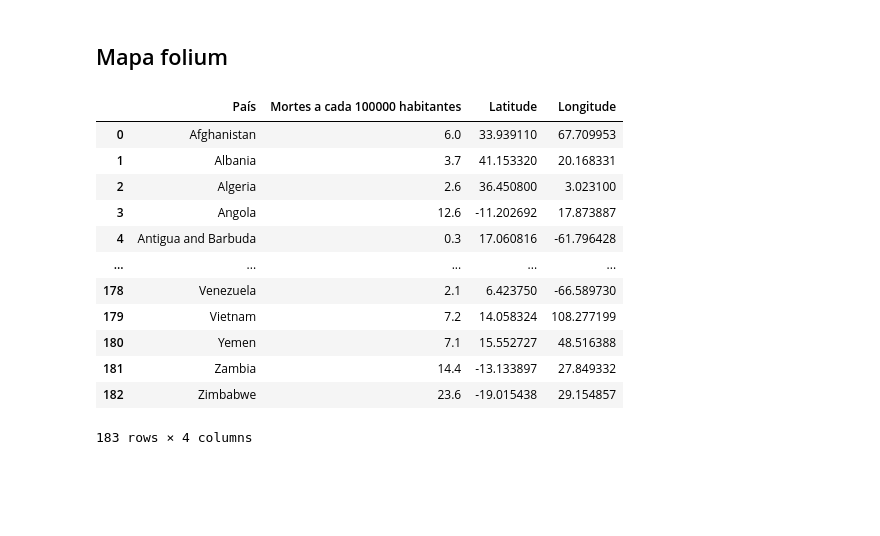
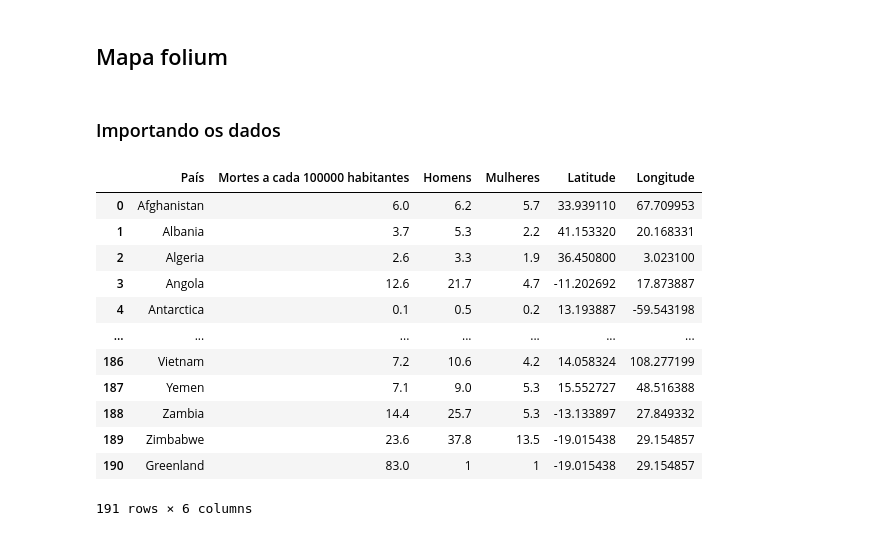
Before and after one commit to brunabellini/Projeto_FaleSobre, a Jupyter notebook: Caderno Jupyter- Grupo 6.ipynb, the cells around one changed output. Cells and saved outputs as stored; diff of their text form; code cells hidden in the pictures; blank space fills up the shorter version.

Commit message:
mapa folium feito

```diff
--- a/Caderno Jupyter- Grupo 6.ipynb
+++ b/Caderno Jupyter- Grupo 6.ipynb
@@ -1136,23 +1136,23 @@ fig4.show()
 [interactive output not drawn]
 # %% [markdown]
 ## Mapa folium
-# %%
-df3 = pd.read_csv("./Data/lista-suicidio.tsv", sep=";")
-df3 = df3.replace(np.NaN, 0)
-df3= df3.drop(columns=['Homens', 'Mulheres'])
-# df3.info()
-df3
-# %% [output]
-|  | País | Mortes a cada 100000 habitantes | Latitude | Longitude |
-| 0 | Afghanistan | 6.0 | 33.939110 | 67.709953 |
-| 1 | Albania | 3.7 | 41.153320 | 20.168331 |
-| 2 | Algeria | 2.6 | 36.450800 | 3.023100 |
-| 3 | Angola | 12.6 | -11.202692 | 17.873887 |
-| 4 | Antigua and Barbuda | 0.3 | 17.060816 | -61.796428 |
-| ... | ... | ... | ... | ... |
-| 178 | Venezuela | 2.1 | 6.423750 | -66.589730 |
-| 179 | Vietnam | 7.2 | 14.058324 | 108.277199 |
-| 180 | Yemen | 7.1 | 15.552727 | 48.516388 |
-| 181 | Zambia | 14.4 | -13.133897 | 27.849332 |
-| 182 | Zimbabwe | 23.6 | -19.015438 | 29.154857 |
-183 rows × 4 columns
+# %% [markdown]
+### Importando os dados
+# %%
+mapa = './Data/mapa.tsv'
+df2 = pd.read_csv(mapa, sep=';')
+df2
+# %% [output]
+|  | País | Mortes a cada 100000 habitantes | Homens | Mulheres | Latitude | Longitude |
+| 0 | Afghanistan | 6.0 | 6.2 | 5.7 | 33.939110 | 67.709953 |
+| 1 | Albania | 3.7 | 5.3 | 2.2 | 41.153320 | 20.168331 |
+| 2 | Algeria | 2.6 | 3.3 | 1.9 | 36.450800 | 3.023100 |
+| 3 | Angola | 12.6 | 21.7 | 4.7 | -11.202692 | 17.873887 |
+| 4 | Antarctica | 0.1 | 0.5 | 0.2 | 13.193887 | -59.543198 |
+| ... | ... | ... | ... | ... | ... | ... |
+| 186 | Vietnam | 7.2 | 10.6 | 4.2 | 14.058324 | 108.277199 |
+| 187 | Yemen | 7.1 | 9.0 | 5.3 | 15.552727 | 48.516388 |
+| 188 | Zambia | 14.4 | 25.7 | 5.3 | -13.133897 | 27.849332 |
+| 189 | Zimbabwe | 23.6 | 37.8 | 13.5 | -19.015438 | 29.154857 |
+| 190 | Greenland | 83.0 | 1 | 1 | -19.015438 | 29.154857 |
+191 rows × 6 columns
```
Also changed, not shown: parts of 4 cells of this notebook, 1 other file.
